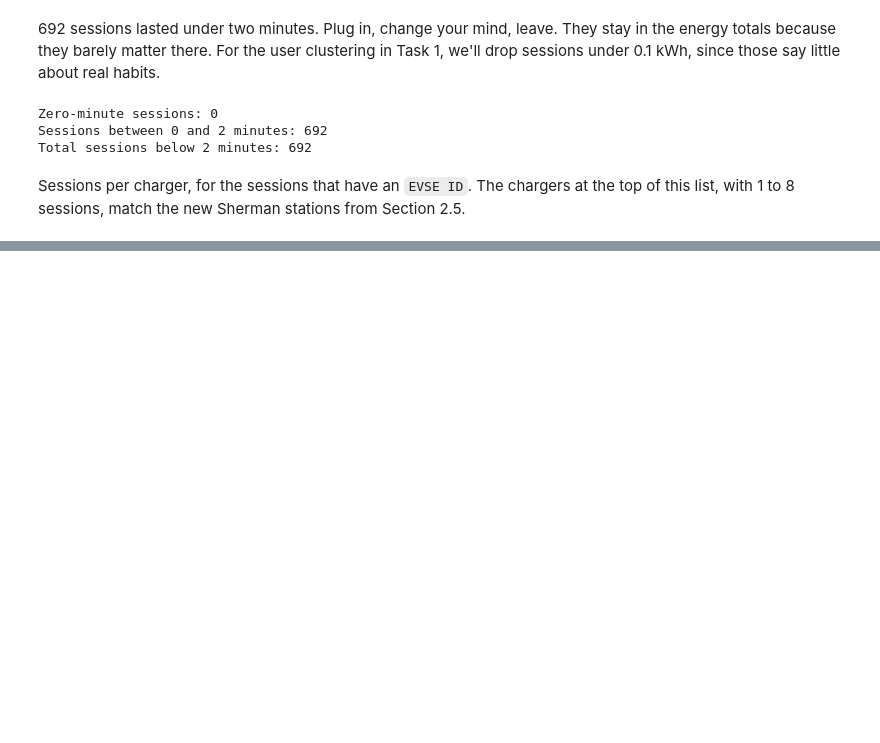
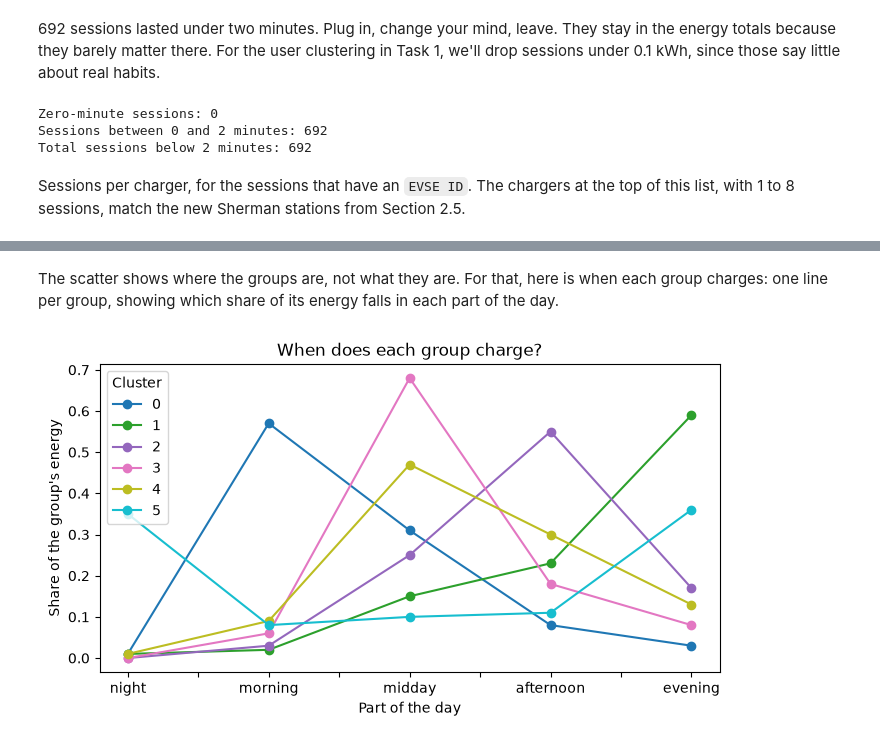
Before and after one commit to dumitritamacarenco/Introduction-to-Business-Analytics---Project-, a Jupyter notebook: ev_charging_palo_alto.ipynb, the cells around one changed output, grey strips where cells are left out. Drawn from its saved outputs; the diff is of its cells as text; code cells hidden in the pictures; blank space fills up the shorter version.

```diff
--- a/ev_charging_palo_alto.ipynb
+++ b/ev_charging_palo_alto.ipynb
@@ -867,0 +1172,15 @@ display(evse_usage)
+# %% [markdown]
+The scatter shows where the groups are, not what they are. For that, here is when each group charges: one line per group, showing which share of its energy falls in each part of the day.
+# %%
+time_columns = ["share_night", "share_morning", "share_midday", "share_afternoon", "share_evening"]
+when_they_charge = cluster_profile[time_columns].T
+when_they_charge.index = ["night", "morning", "midday", "afternoon", "evening"]
+
+when_they_charge.plot(marker="o", figsize=(8, 4), cmap="tab10")
+plt.xlabel("Part of the day")
+plt.ylabel("Share of the group's energy")
+plt.title("When does each group charge?")
+plt.legend(title="Cluster")
+plt.show()
+# %% [output]
+[figure, added]
```
Also changed, not shown: parts of 25 cells of this notebook.
